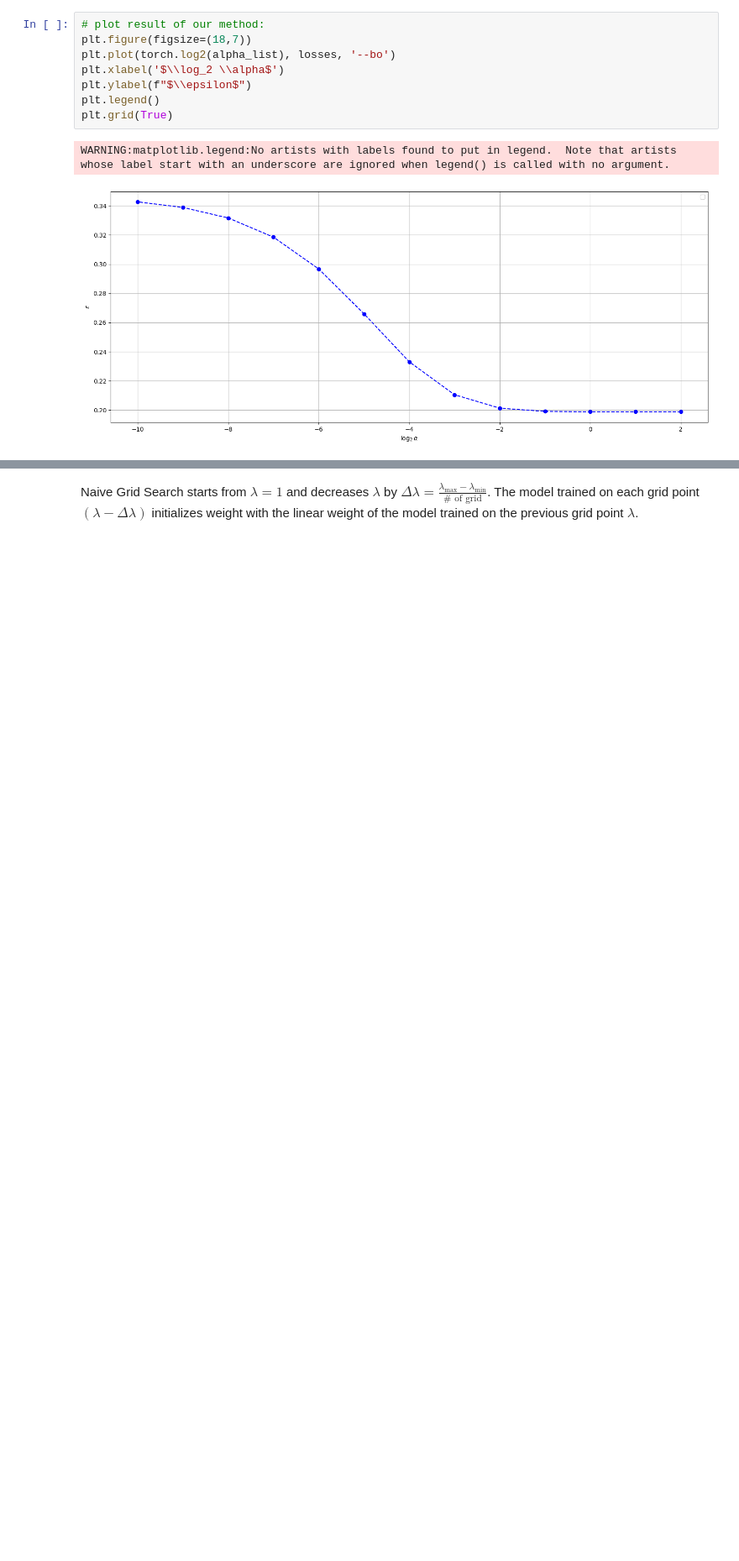
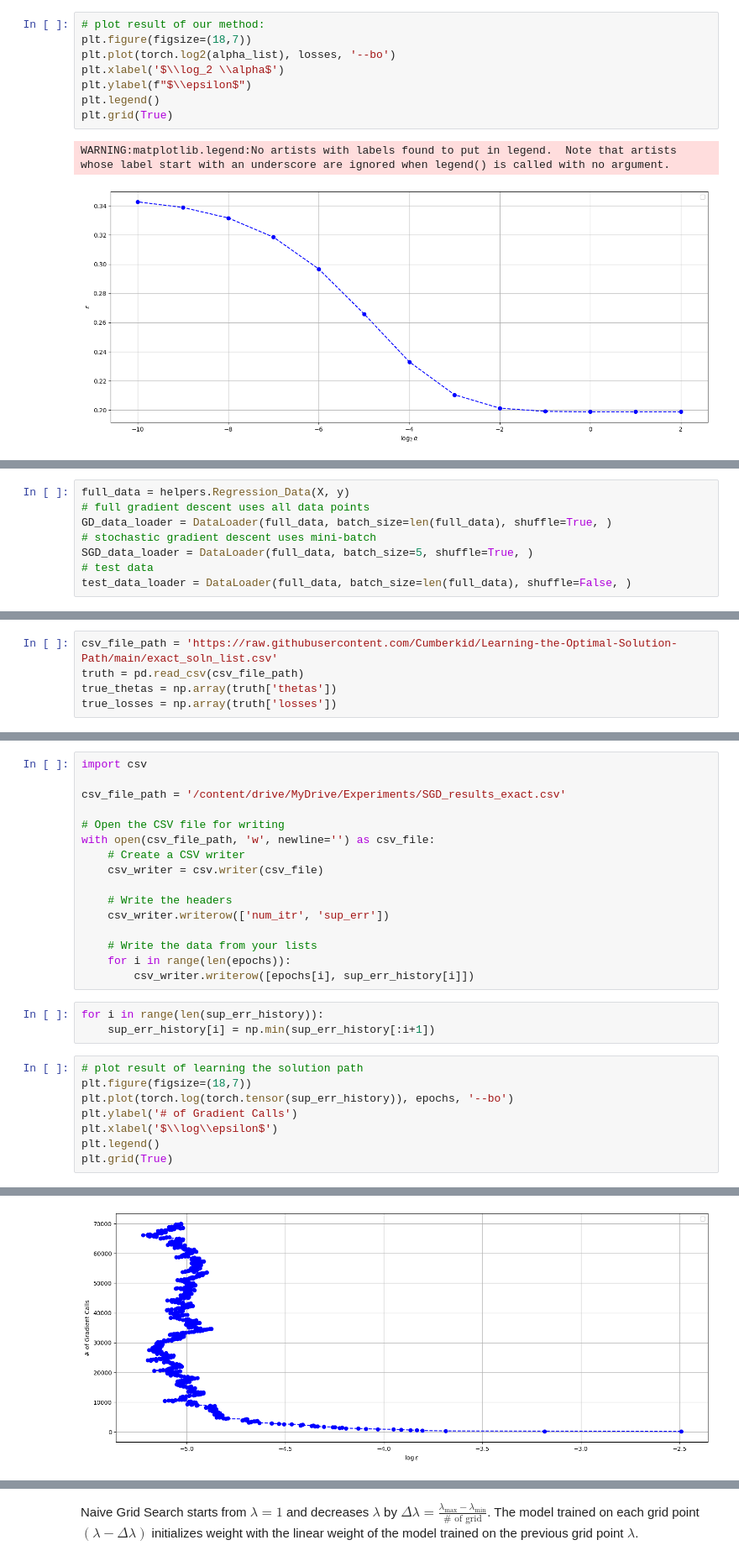
Before and after one commit to Cumberkid/Learning-the-Optimal-Solution-Path, a Jupyter notebook: Learning_the_Optimal_Solution_Path_vs_Naive_Grid_Search_using_PyTorch.ipynb, the cells around one changed output, grey strips where cells are left out. Shown at 84% size. Drawn from its saved outputs; the diff is of its cells as text; blank space fills up the shorter version.

```diff
--- a/Learning_the_Optimal_Solution_Path_vs_Naive_Grid_Search_using_PyTorch.ipynb
+++ b/Learning_the_Optimal_Solution_Path_vs_Naive_Grid_Search_using_PyTorch.ipynb
@@ -227,0 +386,8 @@ WARNING:matplotlib.legend:No artists with labels found to put in legend.  Note t
+# %%
+full_data = helpers.Regression_Data(X, y)
+# full gradient descent uses all data points
+GD_data_loader = DataLoader(full_data, batch_size=len(full_data), shuffle=True, )
+# stochastic gradient descent uses mini-batch
+SGD_data_loader = DataLoader(full_data, batch_size=5, shuffle=True, )
+# test data
+test_data_loader = DataLoader(full_data, batch_size=len(full_data), shuffle=False, )
@@ -227,0 +451,5 @@ WARNING:matplotlib.legend:No artists with labels found to put in legend.  Note t
+# %%
+csv_file_path = 'https://raw.githubusercontent.com/Cumberkid/Learning-the-Optimal-Solution-Path/main/exact_soln_list.csv'
+truth = pd.read_csv(csv_file_path)
+true_thetas = np.array(truth['thetas'])
+true_losses = np.array(truth['losses'])
@@ -227,0 +517,28 @@ WARNING:matplotlib.legend:No artists with labels found to put in legend.  Note t
+# %%
+import csv
+
+csv_file_path = '/content/drive/MyDrive/Experiments/SGD_results_exact.csv'
+
+# Open the CSV file for writing
+with open(csv_file_path, 'w', newline='') as csv_file:
+    # Create a CSV writer
+    csv_writer = csv.writer(csv_file)
+
+    # Write the headers
+    csv_writer.writerow(['num_itr', 'sup_err'])
+
+    # Write the data from your lists
+    for i in range(len(epochs)):
+        csv_writer.writerow([epochs[i], sup_err_history[i]])
+# %%
+for i in range(len(sup_err_history)):
+    sup_err_history[i] = np.min(sup_err_history[:i+1])
+# %%
+# plot result of learning the solution path
+plt.figure(figsize=(18,7))
+plt.plot(torch.log(torch.tensor(sup_err_history)), epochs, '--bo')
+plt.ylabel('# of Gradient Calls')
+plt.xlabel('$\\log\\epsilon$')
+plt.legend()
+plt.grid(True)
+# %% [output]
@@ -227,0 +546 @@ WARNING:matplotlib.legend:No artists with labels found to put in legend.  Note t
+[figure, added]
```
Also changed, not shown: parts of 178 cells of this notebook.
